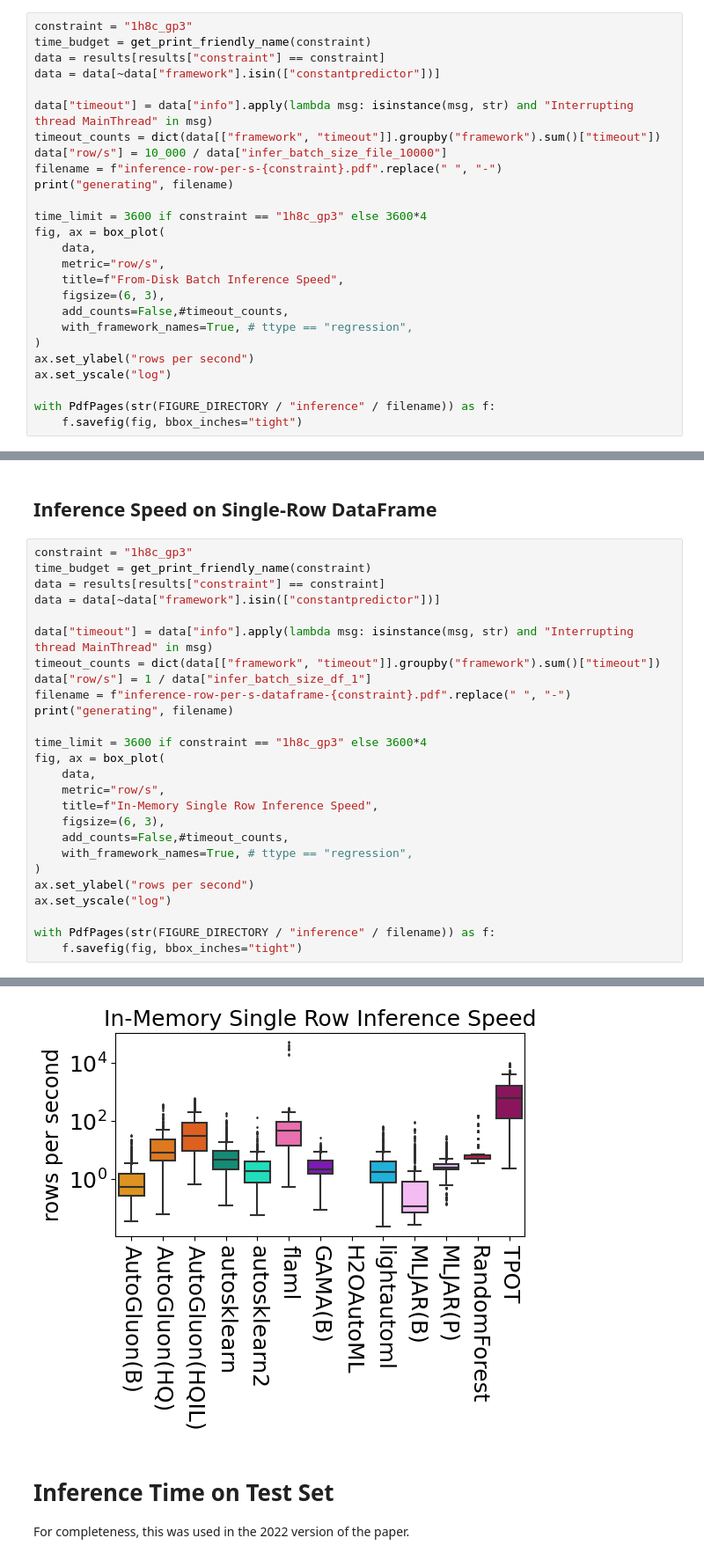
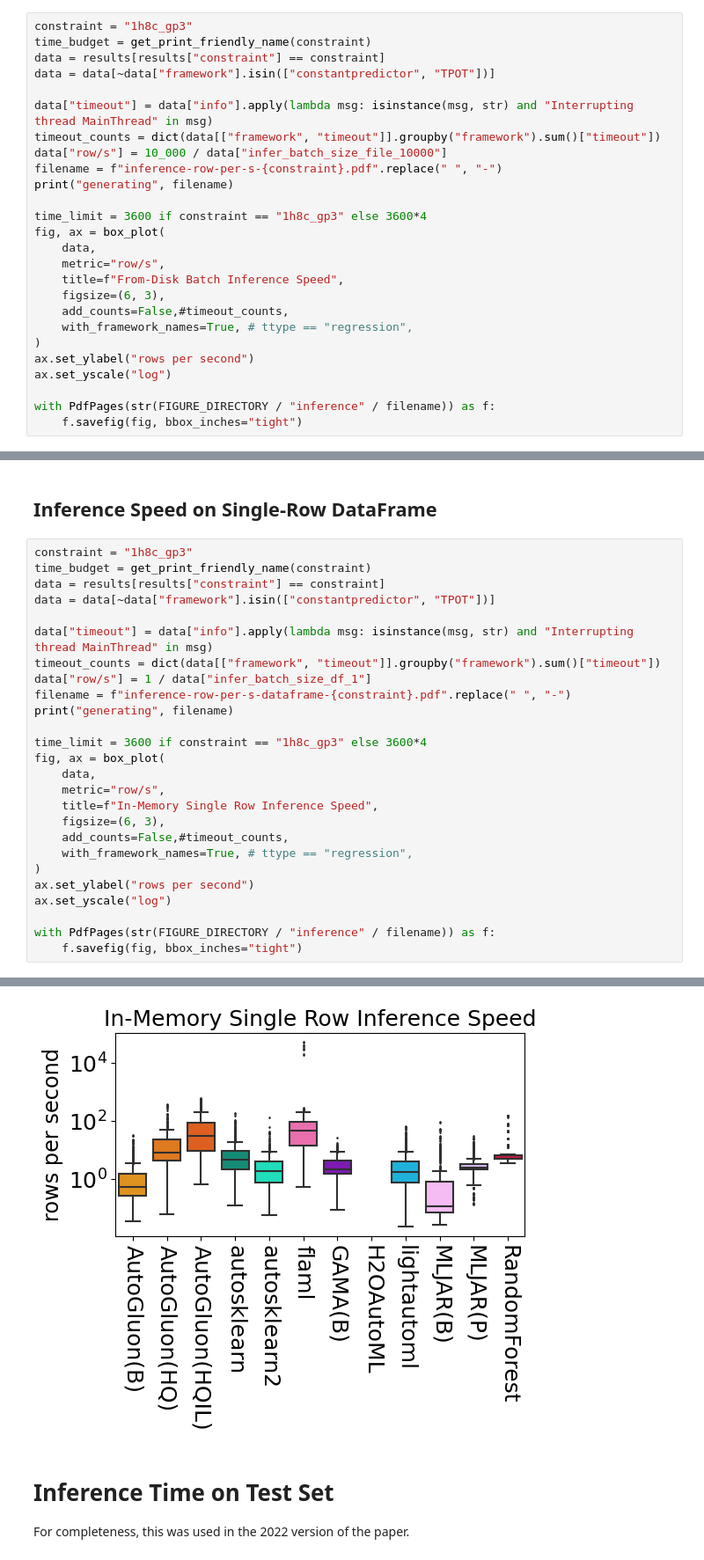
Before and after one commit to PGijsbers/amlb-results, a Jupyter notebook: notebooks/train_duration.ipynb, the cells around one changed output, grey strips where cells are left out. Shown at 88% size. Saved outputs shown, nothing was run; the diff lists cells and outputs as text.

```diff
--- a/notebooks/train_duration.ipynb
+++ b/notebooks/train_duration.ipynb
@@ -150,7 +152,7 @@ generating train-duration-4h8c_gp3.pdf
 constraint = "1h8c_gp3"
 time_budget = get_print_friendly_name(constraint)
 data = results[results["constraint"] == constraint]
-data = data[~data["framework"].isin(["constantpredictor"])]
+data = data[~data["framework"].isin(["constantpredictor", "TPOT"])]
 
 data["timeout"] = data["info"].apply(lambda msg: isinstance(msg, str) and "Interrupting thread MainThread" in msg)
 timeout_counts = dict(data[["framework", "timeout"]].groupby("framework").sum()["timeout"])
@@ -180,32 +182,32 @@ generating inference-row-per-s-1h8c_gp3.pdf
 # %%
 constraint = "1h8c_gp3"
 time_budget = get_print_friendly_name(constraint)
 data = results[results["constraint"] == constraint]
-data = data[~data["framework"].isin(["constantpredictor"])]
+data = data[~data["framework"].isin(["constantpredictor", "TPOT"])]
 
 data["timeout"] = data["info"].apply(lambda msg: isinstance(msg, str) and "Interrupting thread MainThread" in msg)
 timeout_counts = dict(data[["framework", "timeout"]].groupby("framework").sum()["timeout"])
 data["row/s"] = 1 / data["infer_batch_size_df_1"]
 filename = f"inference-row-per-s-dataframe-{constraint}.pdf".replace(" ", "-")
 print("generating", filename)
 
 time_limit = 3600 if constraint == "1h8c_gp3" else 3600*4
 fig, ax = box_plot(
     data,
     metric="row/s",
     title=f"In-Memory Single Row Inference Speed",
     figsize=(6, 3),
     add_counts=False,#timeout_counts,
     with_framework_names=True, # ttype == "regression",
 )
 ax.set_ylabel("rows per second")
 ax.set_yscale("log")
 
 with PdfPages(str(FIGURE_DIRECTORY / "inference" / filename)) as f:
     f.savefig(fig, bbox_inches="tight")
 # %% [output]
 generating inference-row-per-s-dataframe-1h8c_gp3.pdf
-[figure, old version]
+[figure, new version]
 # %% [markdown]
 # Inference Time on Test Set
 For completeness, this was used in the 2022 version of the paper.
```
Also changed, not shown: parts of 2 cells of this notebook, 2 other files.
